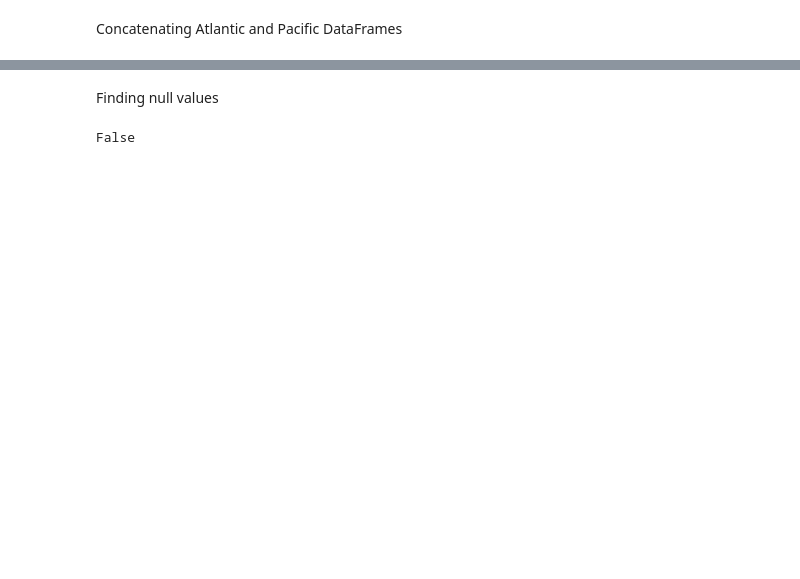
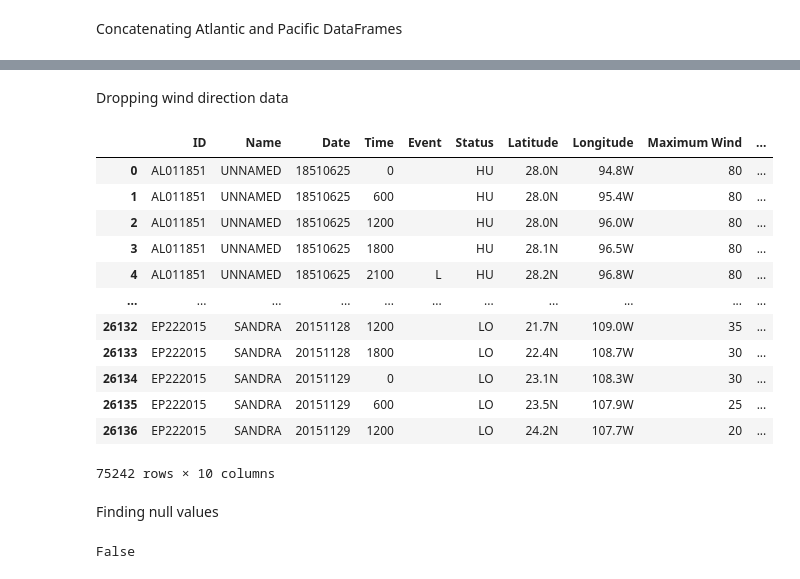
Before and after one commit to DanielBrechner/hurrdat_co2, a Jupyter notebook: explore.ipynb, the cells around one changed output, grey strips where cells are left out. Cells and saved outputs as stored; diff of their text form; code cells hidden in the pictures; blank space fills up the shorter version.

```diff
--- a/explore.ipynb
+++ b/explore.ipynb
@@ -46,3 +44,22 @@ hurr_df.tail()
+# %% [markdown]
+Dropping wind direction data
+# %%
+hurr_df.drop(hurr_df.iloc[:, 10:22], inplace=True, axis=1)
+hurr_df
+# %% [output]
+|  | ID | Name | Date | Time | Event | Status | Latitude | Longitude | Maximum Wind | ... |
+| 0 | AL011851 | UNNAMED | 18510625 | 0 |  | HU | 28.0N | 94.8W | 80 | ... |
+| 1 | AL011851 | UNNAMED | 18510625 | 600 |  | HU | 28.0N | 95.4W | 80 | ... |
+| 2 | AL011851 | UNNAMED | 18510625 | 1200 |  | HU | 28.0N | 96.0W | 80 | ... |
+| 3 | AL011851 | UNNAMED | 18510625 | 1800 |  | HU | 28.1N | 96.5W | 80 | ... |
+| 4 | AL011851 | UNNAMED | 18510625 | 2100 | L | HU | 28.2N | 96.8W | 80 | ... |
+| ... | ... | ... | ... | ... | ... | ... | ... | ... | ... | ... |
+| 26132 | EP222015 | SANDRA | 20151128 | 1200 |  | LO | 21.7N | 109.0W | 35 | ... |
+| 26133 | EP222015 | SANDRA | 20151128 | 1800 |  | LO | 22.4N | 108.7W | 30 | ... |
+| 26134 | EP222015 | SANDRA | 20151129 | 0 |  | LO | 23.1N | 108.3W | 30 | ... |
+| 26135 | EP222015 | SANDRA | 20151129 | 600 |  | LO | 23.5N | 107.9W | 25 | ... |
+| 26136 | EP222015 | SANDRA | 20151129 | 1200 |  | LO | 24.2N | 107.7W | 20 | ... |
+75242 rows × 10 columns
 # %% [markdown]
 Finding null values
 # %%
```
Also changed, not shown: parts of 10 cells of this notebook.
